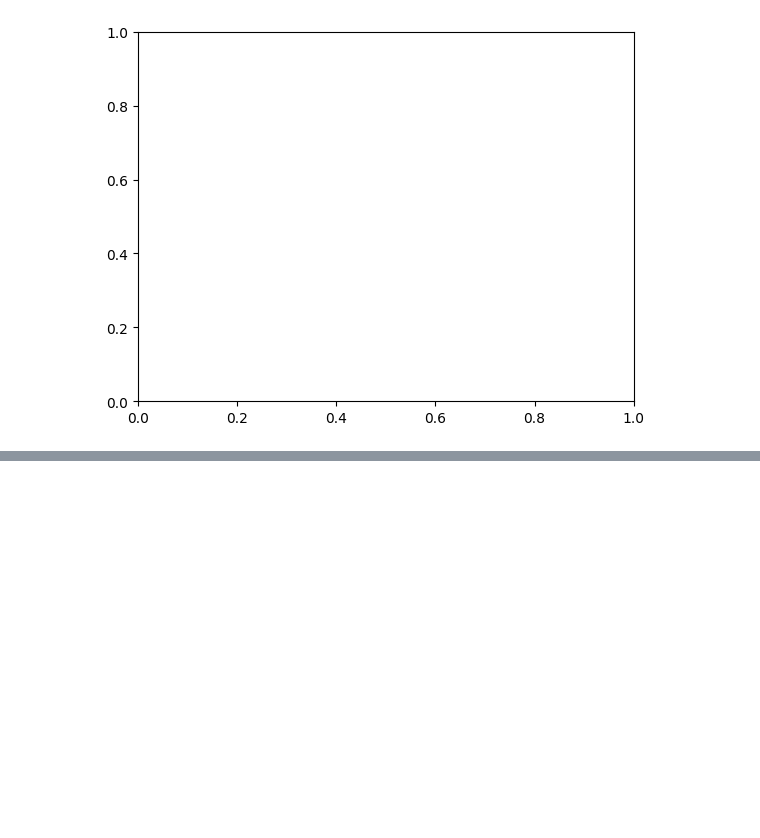
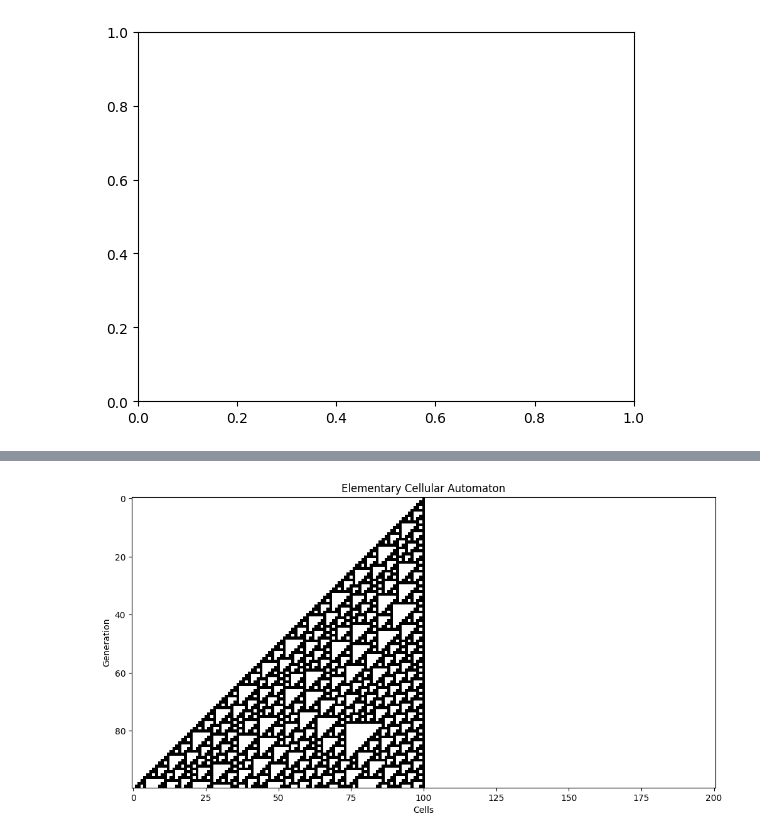
Before and after one commit to ernanhughes/cellular-automata-book, a Jupyter notebook: notebooks/chapter_03_03.ipynb, the cells around one changed output, grey strips where cells are left out. Cells and saved outputs as stored; diff of their text form; code cells hidden in the pictures; blank space fills up the shorter version.

```diff
--- a/notebooks/chapter_03_03.ipynb
+++ b/notebooks/chapter_03_03.ipynb
@@ -217,0 +225,10 @@ TypeError: binary_repr() got an unexpected keyword argument 'dtype'
+# %%
+rule_number = 110
+num_generations = 100
+initial_state = np.zeros(201)
+initial_state[len(initial_state) // 2] = 1
+
+cells = generate_ca(initial_state, rule_number, num_generations)
+plot_eca(cells)
+# %% [output]
+[figure, added]
```
Also changed, not shown: parts of 3 cells of this notebook, 38 other files.
